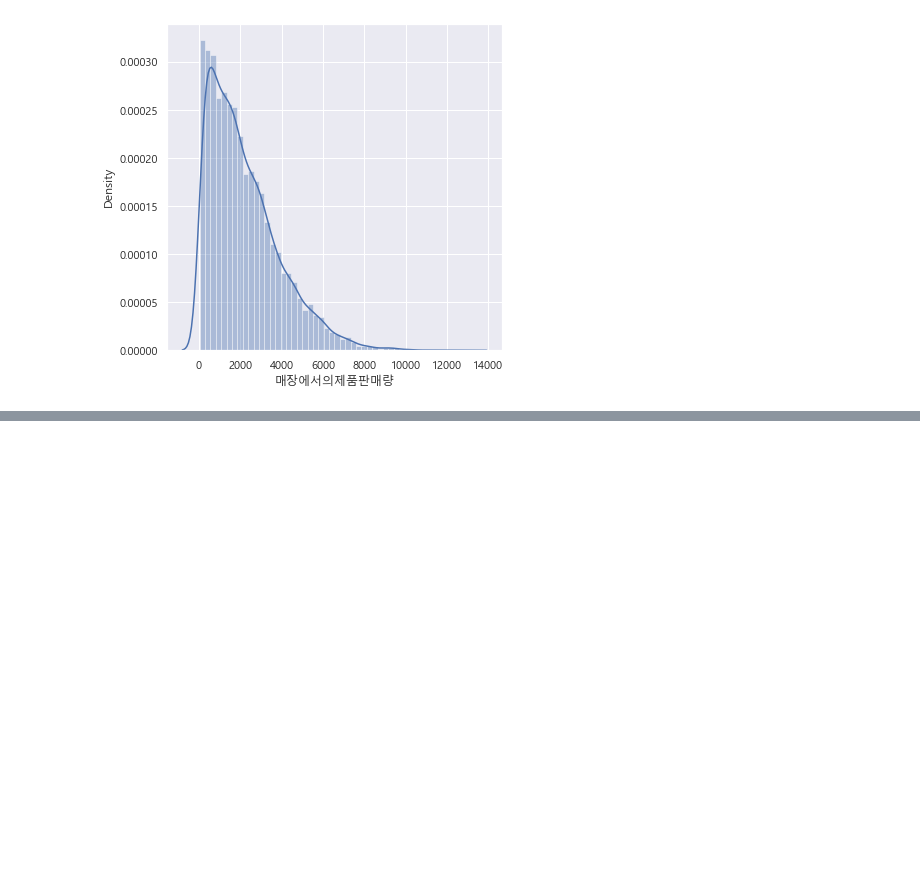
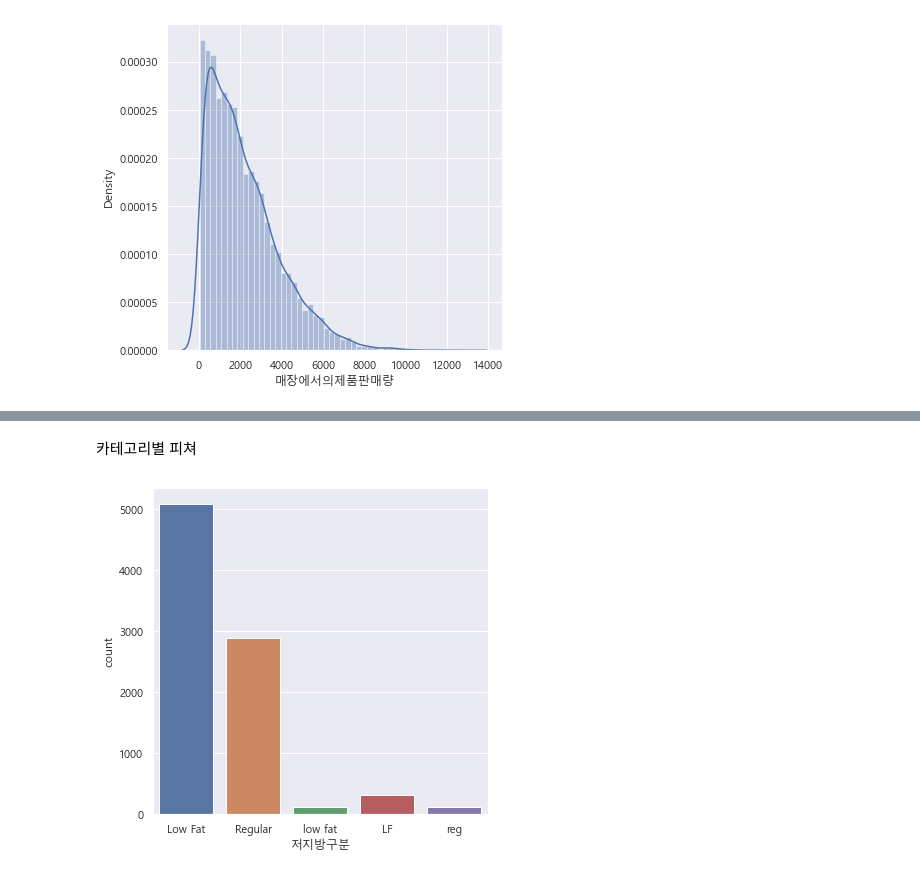
Before and after one commit to kimyounghwan91/MachineLearning_2021_12, a Jupyter notebook: 04.회귀/Project_12_Big_Mart_Sales_Prediction.ipynb, the cells around one changed output, grey strips where cells are left out. Saved outputs shown, nothing was run; the diff lists cells and outputs as text; code cells hidden in the pictures; blank space fills up the shorter version.

```diff
--- a/04.회귀/Project_12_Big_Mart_Sales_Prediction.ipynb
+++ b/04.회귀/Project_12_Big_Mart_Sales_Prediction.ipynb
@@ -211,6 +211,10 @@ Categorical Features
+# %% [markdown]
+카테고리별 피쳐
 # %%
-# Item_Fat_Content column
+# 저지방구분
 plt.figure(figsize=(6,6))
-sns.countplot(x='Item_Fat_Content', data=big_mart_data)
+sns.countplot(x='저지방구분', data=big_mart_data)
 plt.show()
+# %% [output]
+[figure, added]
 # %%
```
Also changed, not shown: parts of 56 cells of this notebook, 9 other files.
